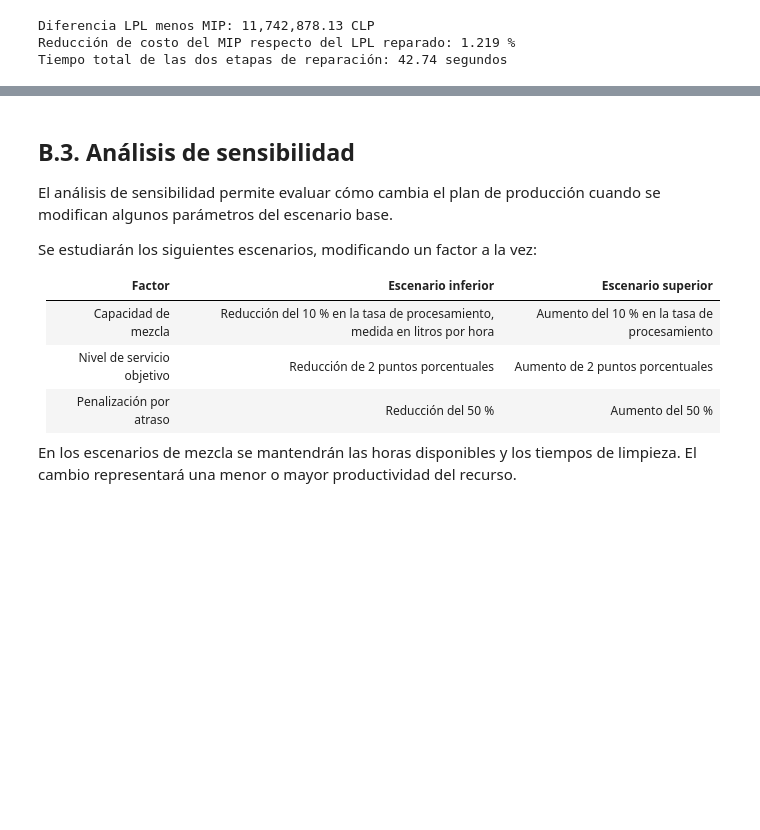
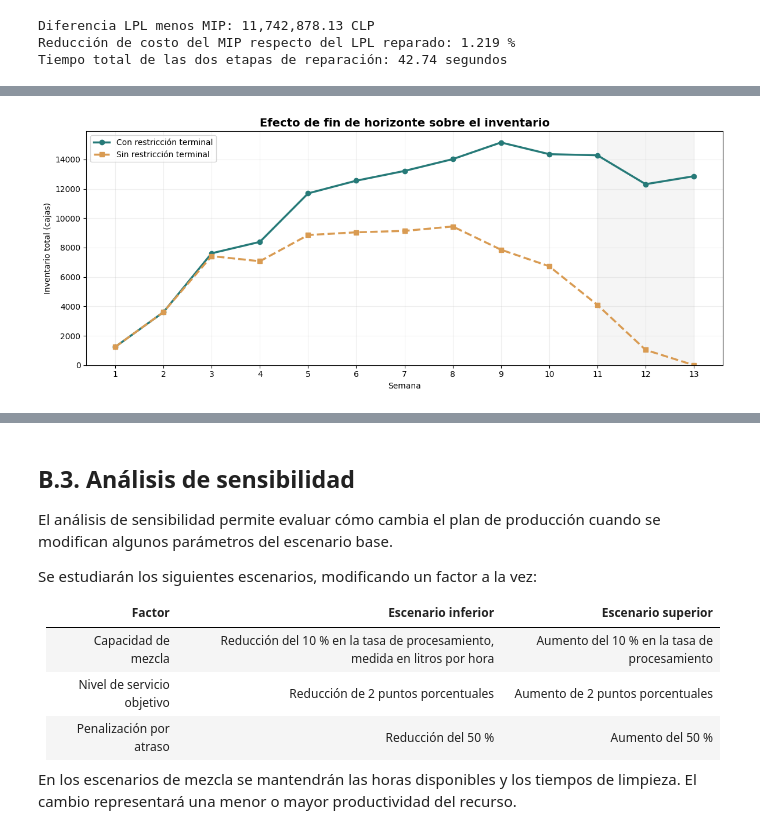
Before and after one commit to angelolucero-cloud/GO-Grupo-2, a Jupyter notebook: Entrega 2/Parte A, B y C /Entrega-2-Parte-A-B-C.ipynb, the cells around one changed output, grey strips where cells are left out. Cells and saved outputs as stored; diff of their text form; code cells hidden in the pictures; blank space fills up the shorter version.

```diff
--- a/Entrega 2/Parte A, B y C /Entrega-2-Parte-A-B-C.ipynb
+++ b/Entrega 2/Parte A, B y C /Entrega-2-Parte-A-B-C.ipynb
@@ -3120,0 +3613,79 @@ Finalmente, el MIP base terminó por límite de tiempo, con una brecha aproximad
+# %%
+# ============================================================
+# EVOLUCIÓN SEMANAL DEL INVENTARIO CON Y SIN RESERVA TERMINAL
+# ============================================================
+
+evolucion_terminal = pd.DataFrame({
+    "Semana": SEMANAS,
+
+    "Con restricción terminal": [
+        sum(
+            valores_plan_base[I[sku, t].name]
+            for sku in SKUS
+        )
+        for t in SEMANAS
+    ],
+
+    "Sin restricción terminal": [
+        sum(
+            valores_sin_terminal[I[sku, t].name]
+            for sku in SKUS
+        )
+        for t in SEMANAS
+    ]
+})
+
+fig, ax = plt.subplots(figsize=(12, 5))
+
+ax.plot(
+    evolucion_terminal["Semana"],
+    evolucion_terminal["Con restricción terminal"],
+    color="#267A78",
+    marker="o",
+    linewidth=2.5,
+    label="Con restricción terminal"
+)
+
+ax.plot(
+    evolucion_terminal["Semana"],
+    evolucion_terminal["Sin restricción terminal"],
+    color="#D99B52",
+    marker="s",
+    linestyle="--",
+    linewidth=2.5,
+    label="Sin restricción terminal"
+)
+
+ax.axvspan(11, 13, color="gray", alpha=0.08)
+
+ax.set_title(
+    "Efecto de fin de horizonte sobre el inventario",
+    fontsize=14,
+    fontweight="bold"
+)
+
+ax.set_xlabel("Semana")
+ax.set_ylabel("Inventario total (cajas)")
+ax.set_xticks(SEMANAS)
+ax.set_ylim(bottom=0)
+ax.grid(alpha=0.2)
+ax.legend()
+
+plt.tight_layout()
+
+plt.savefig(
+    carpeta_resultados_B / "evolucion_efecto_terminal.png",
+    dpi=300,
+    bbox_inches="tight"
+)
+
+plt.show()
+
+display(evolucion_terminal.round(2))
+
+evolucion_terminal.to_csv(
+    carpeta_resultados_B / "evolucion_efecto_terminal.csv",
+    index=False
+)
+# %% [output]
+[figure, added]
```
Also changed, not shown: parts of 20 cells of this notebook.
